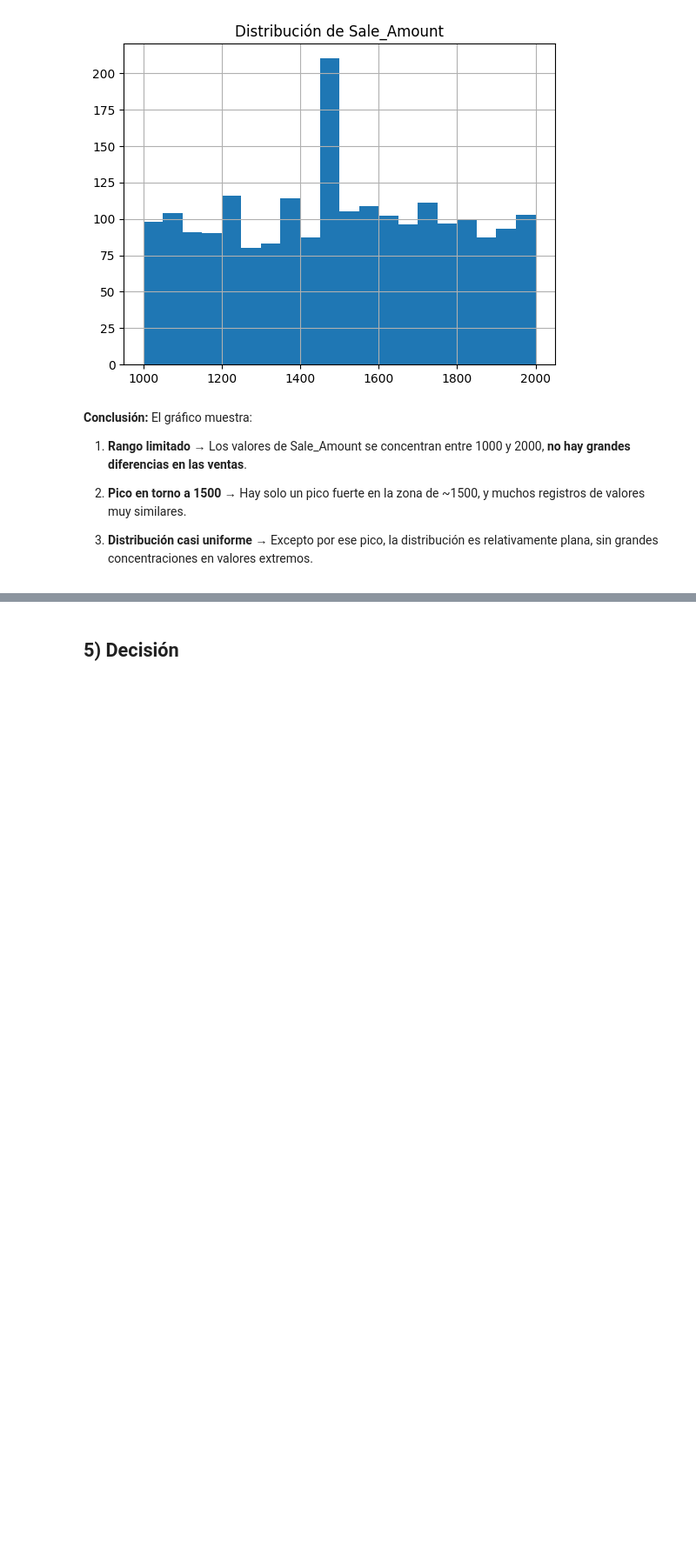
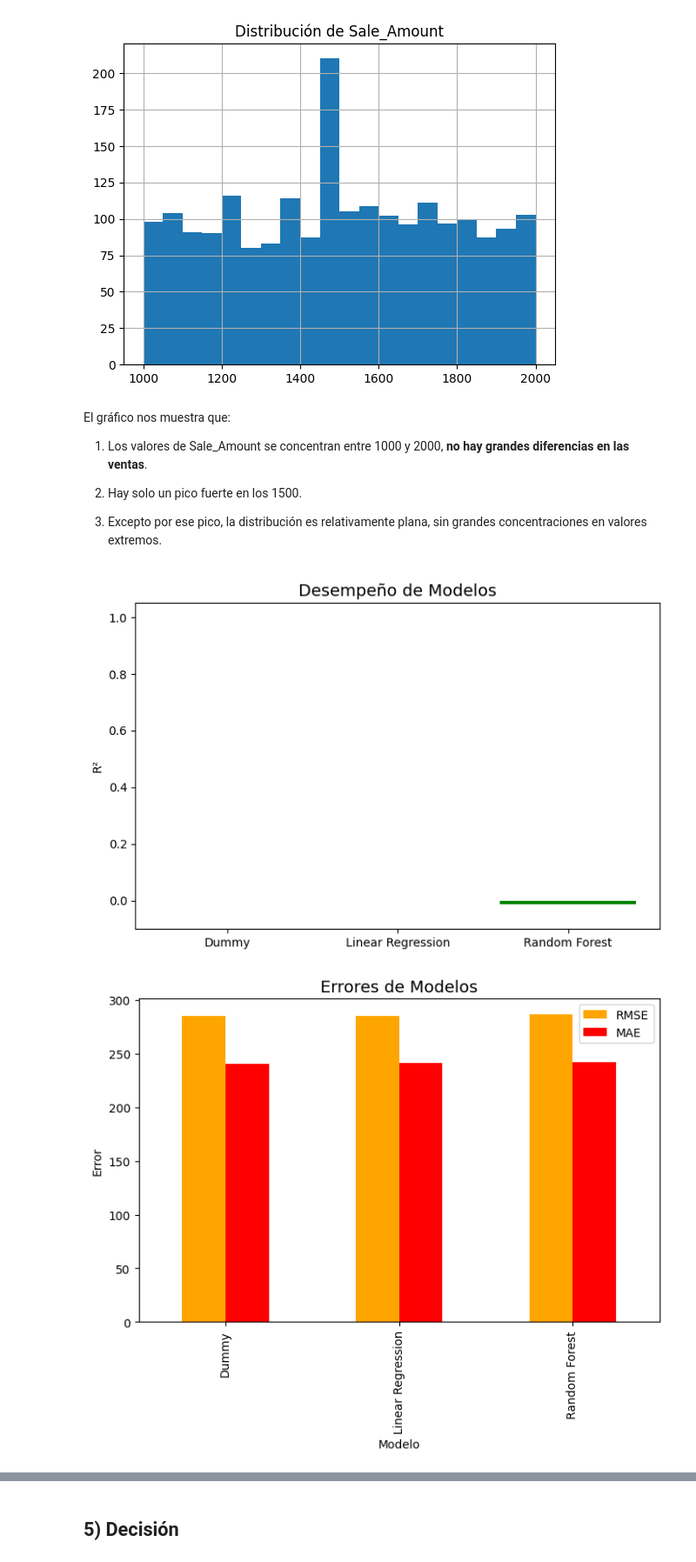
Before and after one commit to melilucmel/proyecto-google-ads, a Jupyter notebook: ProyectoDSParteII_Lucero_Antonietti.ipynb, the cells around one changed output, grey strips where cells are left out. Shown at 87% size. Saved outputs shown, nothing was run; the diff lists cells and outputs as text; code cells hidden in the pictures; blank space fills up the shorter version.

```diff
--- a/ProyectoDSParteII_Lucero_Antonietti.ipynb
+++ b/ProyectoDSParteII_Lucero_Antonietti.ipynb
@@ -45,14 +44,14 @@ Las variables de las campañas de Google Ads (Clicks, Impressions, Cost, Convers
 import pandas as pd
 
 # Cargar el dataset limpio (ya preparado en Parte ipos de datos y valores nulos
-df = df_googleads_clean = pd.read_csv("https://raw.githubusercontent.com/melilucmel/proyecto-google-ads/refs/heads/main/GoogleAds_Clean.csv")
+df = df_googleads_clean = pd.read_csv("https://raw.githubusercontent.com/melilucmel/proyecto-google-ads/refs/heads/main/DataSetII_GoogleAds_Clean.csv")
 
-print("=== Info general ===")
+print("//Info general//\n")
 print(df.info())
 
-print("\n=== Primeras filas ===")
+print("\n//Primeras filas//\n")
 print(df.head())
 
-print("\n=== Valores nulos por columna ===")
+print("\n//Valores nulos por columna//\n")
 print(df.isnull().sum())
 # %% [output]
@@ -288,10 +287,6 @@ MAE:  241.62
 # %%
-# RandomForest Regressor
-
-import pandas as pd
-
 # Guardamos todas las métricas en un DataFrame
-resultados = pd.DataFrame([res_dummy, res_lin, res_rf])
+resultados_mod = resultados = pd.DataFrame([res_dummy, res_lin, res_rf])
 print(resultados)
 # %% [output]
               Modelo        R²        RMSE         MAE
@@ -320,10 +302,33 @@ plt.show()
 # %% [output]
 [figure]
 # %% [markdown]
-**Conclusión:** El gráfico muestra:
+El gráfico nos muestra que:
 
-1. **Rango limitado** → Los valores de Sale_Amount se concentran entre 1000 y 2000, **no hay grandes diferencias en las ventas**.
+1. Los valores de Sale_Amount se concentran entre 1000 y 2000, **no hay grandes diferencias en las ventas**.
 
-2. **Pico en torno a 1500** → Hay solo un pico fuerte en la zona de ~1500, y muchos registros de valores muy similares.
+2. Hay solo un pico fuerte en los 1500.
 
-3. **Distribución casi uniforme** → Excepto por ese pico, la distribución es relativamente plana, sin grandes concentraciones en valores extremos.
+3. Excepto por ese pico, la distribución es relativamente plana, sin grandes concentraciones en valores extremos.
+# %%
+import matplotlib.pyplot as plt
+
+# Resultados finales
+resultados_mod_plot = resultados_mod.copy()
+
+# Gráfico de barras para R²
+plt.figure(figsize=(8,5))
+plt.bar(resultados_mod_plot["Modelo"], resultados_mod_plot["R²"], color=["gray", "blue", "green"])
+plt.title("Desempeño de Modelos", fontsize=14)
+plt.ylabel("R²")
+plt.ylim(-0.1, 1.05)
+plt.show()
+
+# Gráfico de barras para RMSE y MAE
+resultados_mod_plot.set_index("Modelo")[["RMSE", "MAE"]].plot(
+    kind="bar", figsize=(8,5), color=["orange", "red"])
+plt.title("Errores de Modelos", fontsize=14)
+plt.ylabel("Error")
+plt.show()
+# %% [output]
+[figure, added]
+[figure, added]
```
Also changed, not shown: parts of 30 cells of this notebook.
